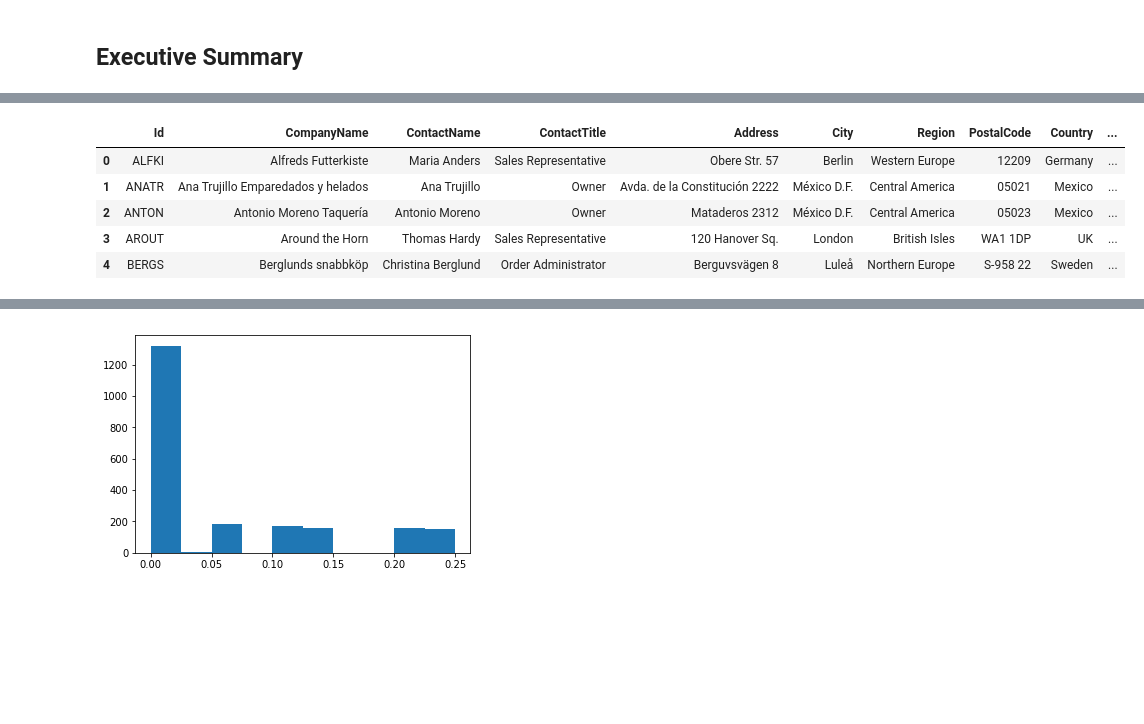
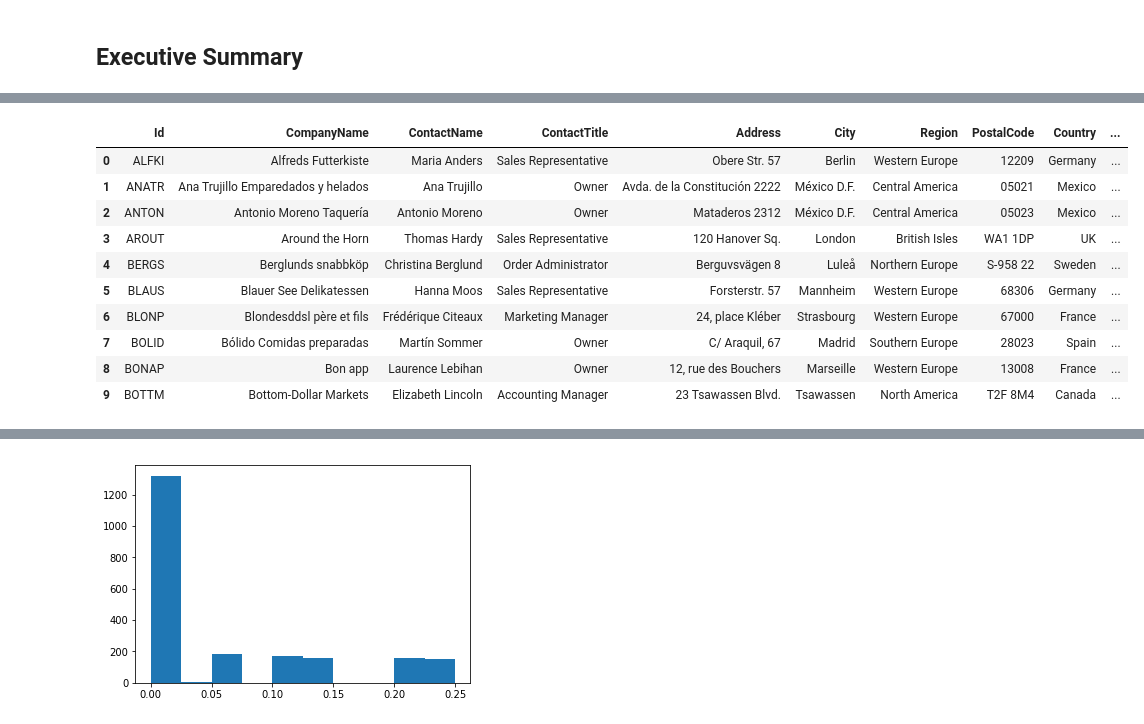
Before and after one commit to giorosati/dsc-2-final-project-online-ds-pt-100118, a Jupyter notebook: module2project.ipynb, the cells around one changed output, grey strips where cells are left out. Cells and saved outputs as stored; diff of their text form; code cells hidden in the pictures; blank space fills up the shorter version.

```diff
--- a/module2project.ipynb
+++ b/module2project.ipynb
@@ -132,11 +113,11 @@ column_names
  'ShipPostalCode',
  'ShipCountry']
 # %%
-# test of customer table to pandas dataframe
-rs = con.execute('SELECT * FROM Customer LIMIT 5')
+# customer table to pandas dataframe
+rs = con.execute('SELECT * FROM Customer')
 customers = pd.DataFrame(rs.fetchall())
 column_names = make_column_list('Customer')
 customers.columns = column_names
 
-customers.head()
+customers.head(10)
 # %% [output]
@@ -147,9 +126,14 @@ customers.head()
 |  | Id | CompanyName | ContactName | ContactTitle | Address | City | Region | PostalCode | Country | ... |
 | 0 | ALFKI | Alfreds Futterkiste | Maria Anders | Sales Representative | Obere Str. 57 | Berlin | Western Europe | 12209 | Germany | ... |
 | 1 | ANATR | Ana Trujillo Emparedados y helados | Ana Trujillo | Owner | Avda. de la Constitución 2222 | México D.F. | Central America | 05021 | Mexico | ... |
 | 2 | ANTON | Antonio Moreno Taquería | Antonio Moreno | Owner | Mataderos 2312 | México D.F. | Central America | 05023 | Mexico | ... |
 | 3 | AROUT | Around the Horn | Thomas Hardy | Sales Representative | 120 Hanover Sq. | London | British Isles | WA1 1DP | UK | ... |
 | 4 | BERGS | Berglunds snabbköp | Christina Berglund | Order Administrator | Berguvsvägen 8 | Luleå | Northern Europe | S-958 22 | Sweden | ... |
+| 5 | BLAUS | Blauer See Delikatessen | Hanna Moos | Sales Representative | Forsterstr. 57 | Mannheim | Western Europe | 68306 | Germany | ... |
+| 6 | BLONP | Blondesddsl père et fils | Frédérique Citeaux | Marketing Manager | 24, place Kléber | Strasbourg | Western Europe | 67000 | France | ... |
+| 7 | BOLID | Bólido Comidas preparadas | Martín Sommer | Owner | C/ Araquil, 67 | Madrid | Southern Europe | 28023 | Spain | ... |
+| 8 | BONAP | Bon app | Laurence Lebihan | Owner | 12, rue des Bouchers | Marseille | Western Europe | 13008 | France | ... |
+| 9 | BOTTM | Bottom-Dollar Markets | Elizabeth Lincoln | Accounting Manager | 23 Tsawassen Blvd. | Tsawassen | North America | T2F 8M4 | Canada | ... |
 # %%
 # test orders table
 # rs = con.execute('SELECT * FROM [Order]')
```
Also changed, not shown: parts of 27 cells of this notebook.
